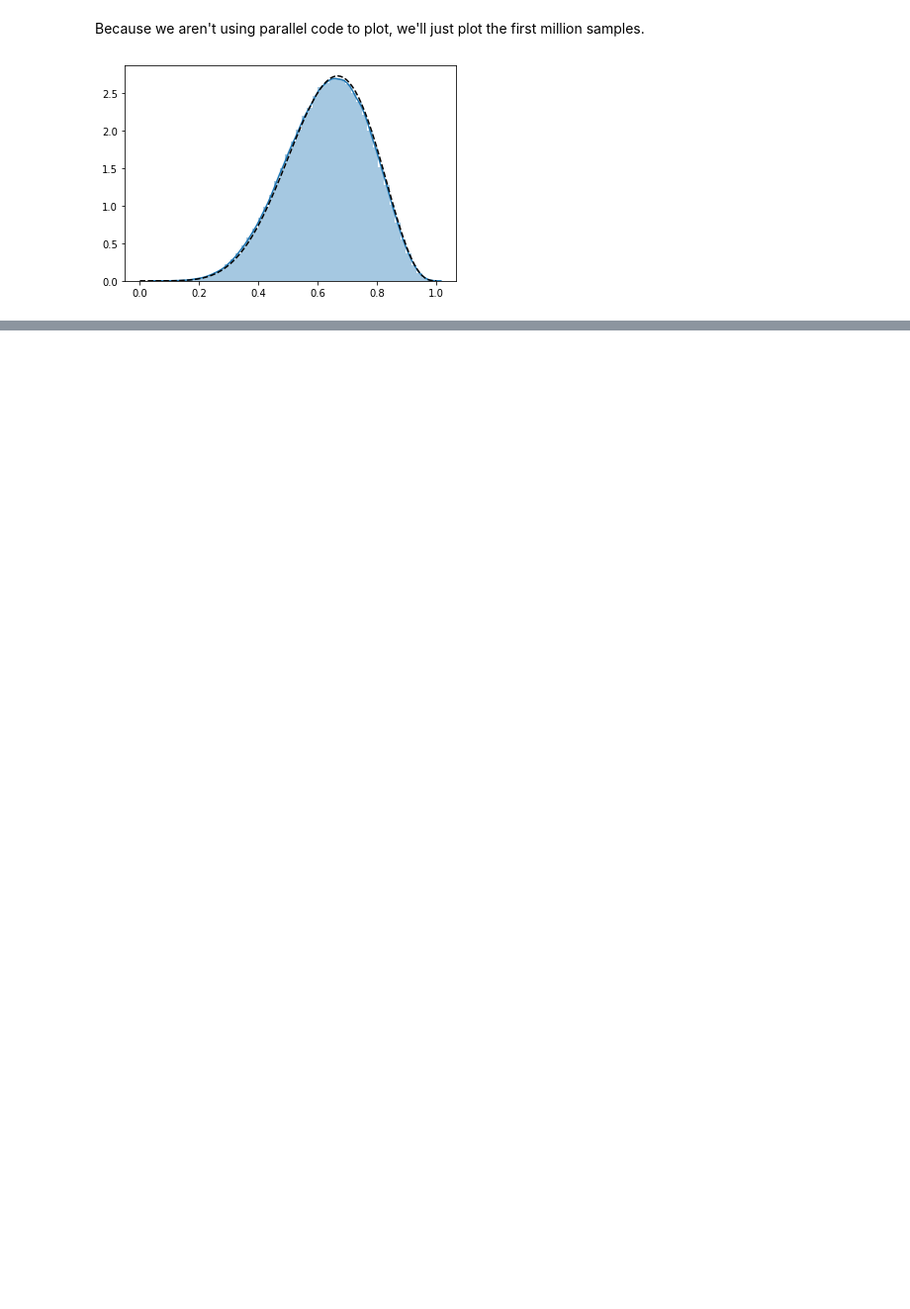
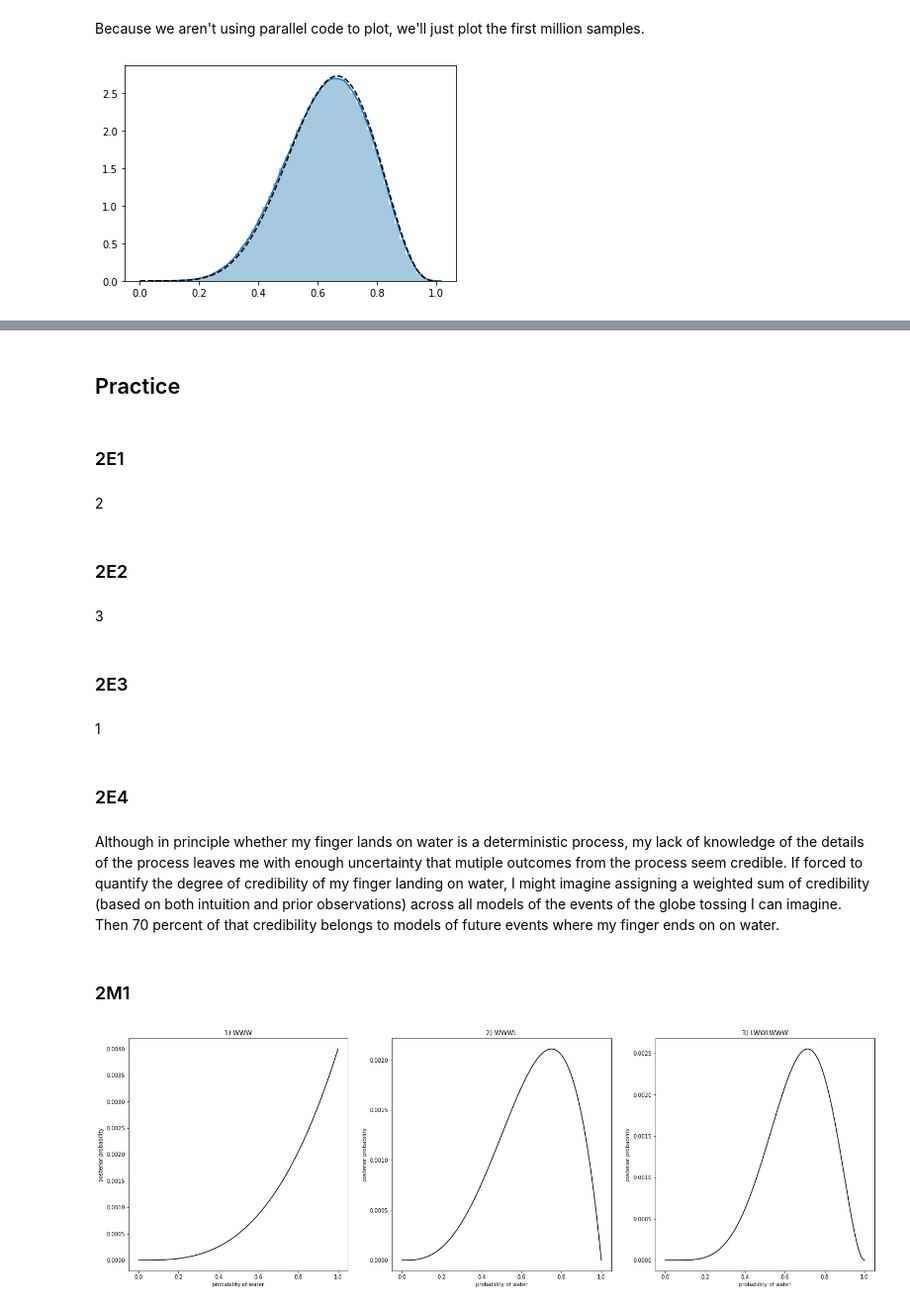
Before and after one commit to kms15/reading_notes, a Jupyter notebook: StatisticalRethinking/StatisticalRethinkingCh2.ipynb, the cells around one changed output, grey strips where cells are left out. Shown: that part at 99% size. Cells and saved outputs as stored; diff of their text form; code cells hidden in the pictures; blank space fills up the shorter version.

```diff
--- a/StatisticalRethinking/StatisticalRethinkingCh2.ipynb
+++ b/StatisticalRethinking/StatisticalRethinkingCh2.ipynb
@@ -273,0 +328,38 @@ plt.plot(x, tfd.Beta(W+1, L+1).prob(x), '--k');
+# %% [markdown]
+## Practice
+# %% [markdown]
+### 2E1
+# %% [markdown]
+2
+# %% [markdown]
+### 2E2
+# %% [markdown]
+3
+# %% [markdown]
+### 2E3
+# %% [markdown]
+1
+# %% [markdown]
+### 2E4
+# %% [markdown]
+Although in principle whether my finger lands on water is a deterministic process, my lack of knowledge of the details of the process leaves me with enough uncertainty that mutiple outcomes from the process seem credible.  If forced to quantify the degree of credibility of my finger landing on water, I might imagine assigning a weighted sum of credibility (based on both intuition and prior observations) across all models of the events of the globe tossing I can imagine. Then 70 percent of that credibility belongs to models of future events where my finger ends on on water.
+# %% [markdown]
+### 2M1
+# %%
+def plot_posteriors(ax, total_count, water_count, title, num_points=1000, prior=tf.ones_like):
+    p_grid = tf.linspace(0., 1. - 1e-6, num_points)
+    prior_grid = prior(p_grid)
+    likelyhood = tfd.Binomial(total_count=total_count, probs=p_grid).prob(water_count)
+    unnormalized_posterior = likelyhood * prior_grid
+    posterior = unnormalized_posterior / tfm.reduce_sum(unnormalized_posterior)
+    ax.plot(p_grid, posterior, "-k")
+    ax.set_xlabel("probability of water")
+    ax.set_ylabel("posterior probability")
+    ax.set_title(title);
+
+fig, axs = plt.subplots(1, 3, figsize=(25,8))
+plot_posteriors(axs[0], 3, 3, "1) WWW")
+plot_posteriors(axs[1], 4, 3, "2) WWWL")
+plot_posteriors(axs[2], 7, 5, "3) LWWLWWW")
+# %% [output]
+[figure, added]
```
Also changed, not shown: parts of 10 cells of this notebook.
